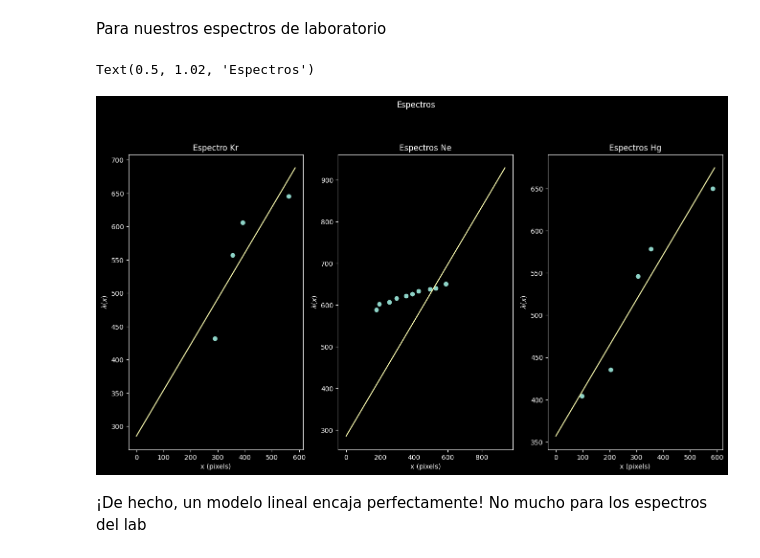
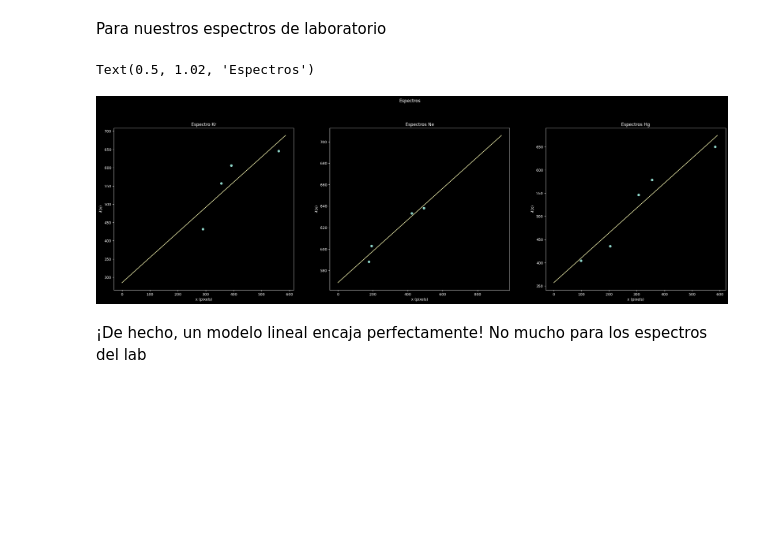
Before and after one commit to Almarm-r/Astronomia-Observacional, a Jupyter notebook: Tutorial_2_Astropy/2-WavelengthCalibration.ipynb, the cells around one changed output. Cells and saved outputs as stored; diff of their text form; code cells hidden in the pictures; blank space fills up the shorter version.

```diff
--- a/Tutorial_2_Astropy/2-WavelengthCalibration.ipynb
+++ b/Tutorial_2_Astropy/2-WavelengthCalibration.ipynb
@@ -128,12 +128,9 @@ trace_centerkr = trace_modelkr(xvals5)
 npixels_to_cut=15
 yaxis5  = np.arange(-npixels_to_cut, npixels_to_cut)
 model_trace_profilekr = trace_profile_modelkr(yaxis5 )
-
-
-
 #para ne_imageu
 
-trace_modelne = Polynomial1D(degree=3, c0=412.26, c1=-0.01596396, c2=0.0000008259, c3=3.3348554642250357e-09)
+trace_modelne = Polynomial1D(degree=3, c0=200.26, c1=-0.01596396, c2=0.0000008259, c3=3.3348554642250357e-09)
 trace_profile_modelne = Gaussian1D(amplitude=412.26, mean=0.17719819, stddev=5.10872134)
 xvals6 = np.arange(ne_imageu.shape[1])
 trace_centerne = trace_modelne(xvals6)
@@ -149,5 +146,3 @@ trace_centerhg = trace_modelhg(xaxishg)
 npixels_to_cut=15
 yaxishg = np.arange(-npixels_to_cut, npixels_to_cut)
 model_trace_profilehg = trace_profile_modelhg(yaxishg)
-
-fitted_polymodel6
@@ -356,7 +349,7 @@ El neon presenta
 
 - 703.2 nm (rojo profundo, una de las más intensas)
 # %%
-guessed_wavelengthsne = [ 588.2 , 603.0, 607.4 , 616.3 , 621.7 , 626.6 , 633.4 , 638.3 ,640.2, 650.6]
+guessed_wavelengthsne = [ 588.2 , 603.0, 633.4 , 638.3 ]
 guessed_wavelengthskr = [431.9 , 557.0 , 605.7 , 645.6]
 guessed_wavelengthshg = [404.7, 435.8, 546.1, 578.2, 650.0]
 # %%
@@ -374,7 +367,7 @@ Text(0.5, 1.02, 'Mirando la posicion de los picos')
 [figure]
 # %%
 guessed_xvalskr = [ 290 , 350,400, 520]
-guessed_xvalsne = [175, 200, 250, 300, 350,390,430, 500, 550, 600]
+guessed_xvalsne = [175, 200,430, 500]
 guessed_xvalshg = [98, 200, 310, 350, 590]
 # %% [markdown]
 ## Mejorando nuestras suposiciones
@@ -453,7 +440,7 @@ linfit_wlmodelkr
 
 wlmodelne = Linear1D()
 linfit_wlmodelne = linfitter(model=wlmodelne, x=improved_xval_guessesne, y=guessed_wavelengthsne)
-wavelengthsne = linfit_wlmodelkr(xvals6) * u.nm
+wavelengthsne = linfit_wlmodelne(xvals6) * u.nm
 linfit_wlmodelne
 
 wlmodelhg = Linear1D()
@@ -499,29 +486,29 @@ Text(0.5, 0, 'x (pixels)')
 # %% [markdown]
 Para nuestros espectros de laboratorio
 # %%
-fig, (s, o ,a ) = plt.subplots(1,3, figsize=(16, 8))
+fig, (s, o ,a ) = plt.subplots(1,3, figsize=(30, 8))
 s.plot(improved_xval_guesseskr, guessed_wavelengthskr, 'o')
 s.plot(xvals5, wavelengthskr, '-')
 s.set_ylabel("$\lambda(x)$")  # ← aquí estaba el error
 s.set_xlabel("x (pixels)")
 s.set_title("Espectro Kr")
 
 o.plot(improved_xval_guessesne, guessed_wavelengthsne, 'o')
 o.plot(xvals6, wavelengthsne, '-')
 o.set_ylabel("$\lambda(x)$")  # ← aquí estaba el error
 o.set_xlabel("x (pixels)")
 o.set_title("Espectros Ne")
 
 a.plot(improved_xval_guesseshg, guessed_wavelengthshg, 'o')
 a.plot(xaxishg, wavelengthshg, '-')
 a.set_ylabel("$\lambda(x)$")  # ← aquí estaba el error
 a.set_xlabel("x (pixels)")
 a.set_title("Espectros Hg")
 
 fig.suptitle("Espectros", y=1.02)
 # %% [output]
 Text(0.5, 1.02, 'Espectros')
-[figure, old version]
+[figure, new version]
 # %% [markdown]
 ¡De hecho, un modelo lineal encaja perfectamente! No mucho para los espectros del lab
 # %% [markdown]
```
Also changed, not shown: parts of 7 cells of this notebook, 1 other file.
